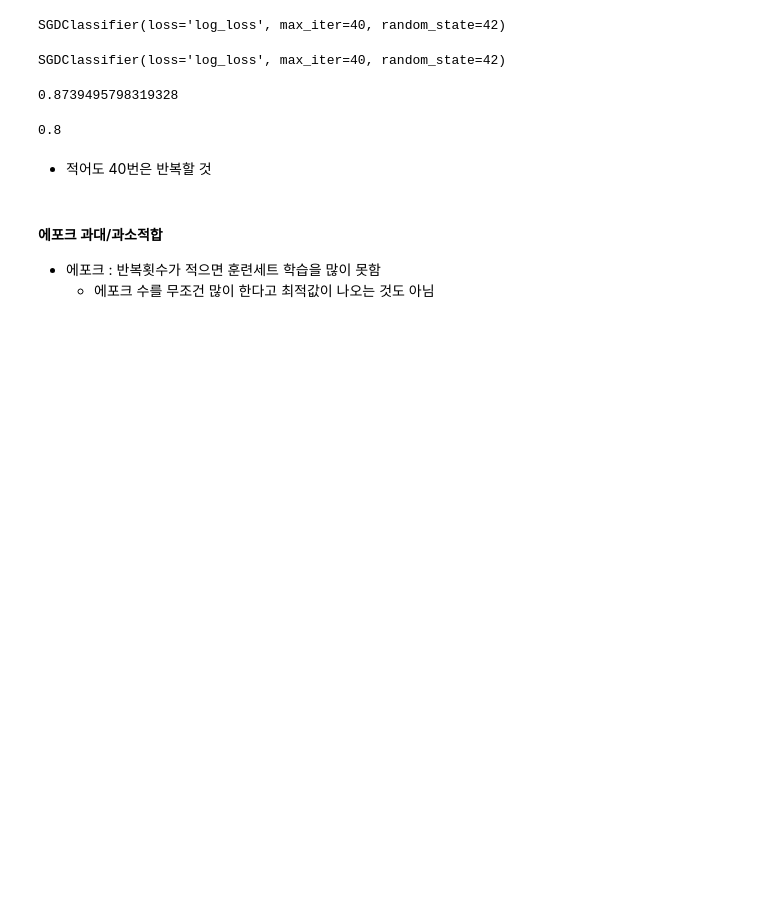
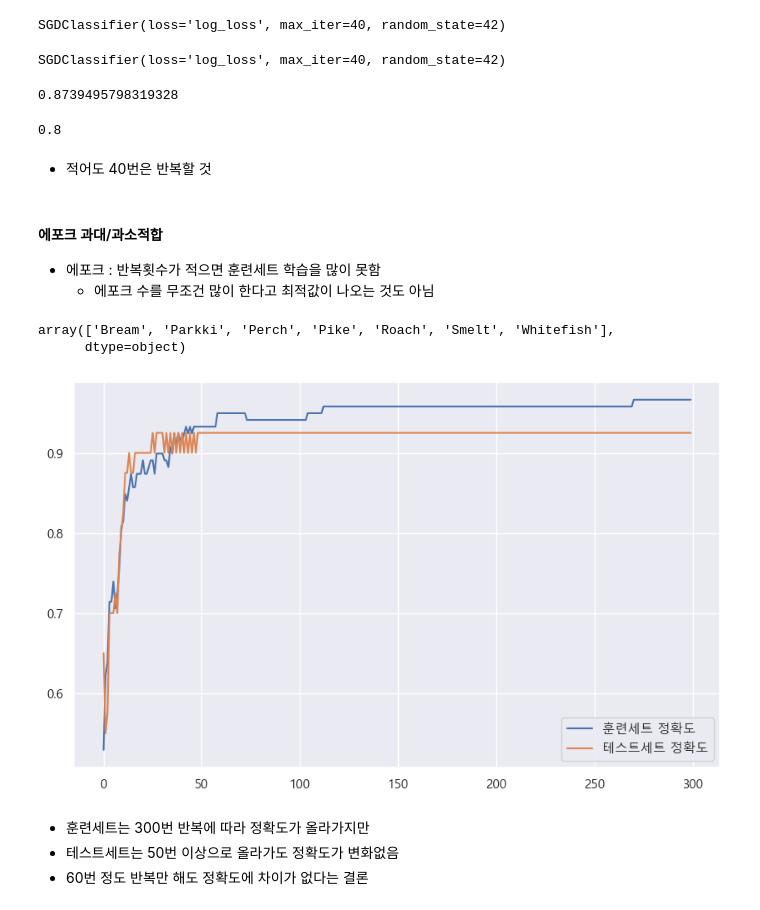
Before and after one commit to Donkwam/iot-dataanalysis-2025, a Jupyter notebook: day03/mldl02_ 확률적경사하강법.ipynb, the cells around one changed output. Drawn from its saved outputs; the diff is of its cells as text; code cells hidden in the pictures; blank space fills up the shorter version.

```diff
--- a/day03/mldl02_ 확률적경사하강법.ipynb
+++ b/day03/mldl02_ 확률적경사하강법.ipynb
@@ -127,3 +127,30 @@ sc.score(test_scaled, test_target)
 
 - 에포크 : 반복횟수가 적으면 훈련세트 학습을 많이 못함
     - 에포크 수를 무조건 많이 한다고 최적값이 나오는 것도 아님
+# %%
+# 각 에포크마다 정확도 저장
+sc2 = SGDClassifier(loss='log_loss', random_state=42)
+train_score, test_score = [], []
+classes = np.unique(train_target)
+# %%
+classes
+# %% [output]
+array(['Bream', 'Parkki', 'Perch', 'Pike', 'Roach', 'Smelt', 'Whitefish'],
+      dtype=object)
+# %%
+for _ in range(0, 300):
+    sc2.partial_fit(train_scaled, train_target, classes=classes)
+    train_score.append(sc2.score(train_scaled, train_target))
+    test_score.append(sc2.score(test_scaled, test_target))
+# %%
+plt.figure(figsize=(10, 6))
+plt.plot(train_score, label='훈련세트 정확도')
+plt.plot(test_score, label='테스트세트 정확도')
+plt.legend()
+plt.show()
+# %% [output]
+[figure, added]
+# %% [markdown]
+- 훈련세트는 300번 반복에 따라 정확도가 올라가지만
+- 테스트세트는 50번 이상으로 올라가도 정확도가 변화없음
+- 60번 정도 반복만 해도 정확도에 차이가 없다는 결론
```
Also changed, not shown: parts of 11 cells of this notebook, 1 other file.
